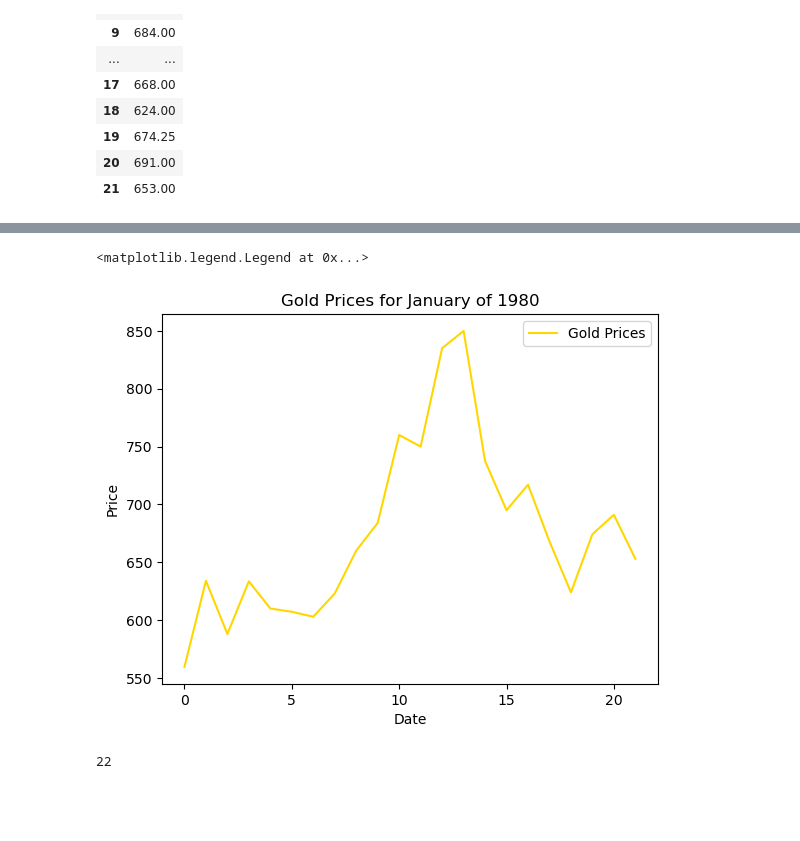
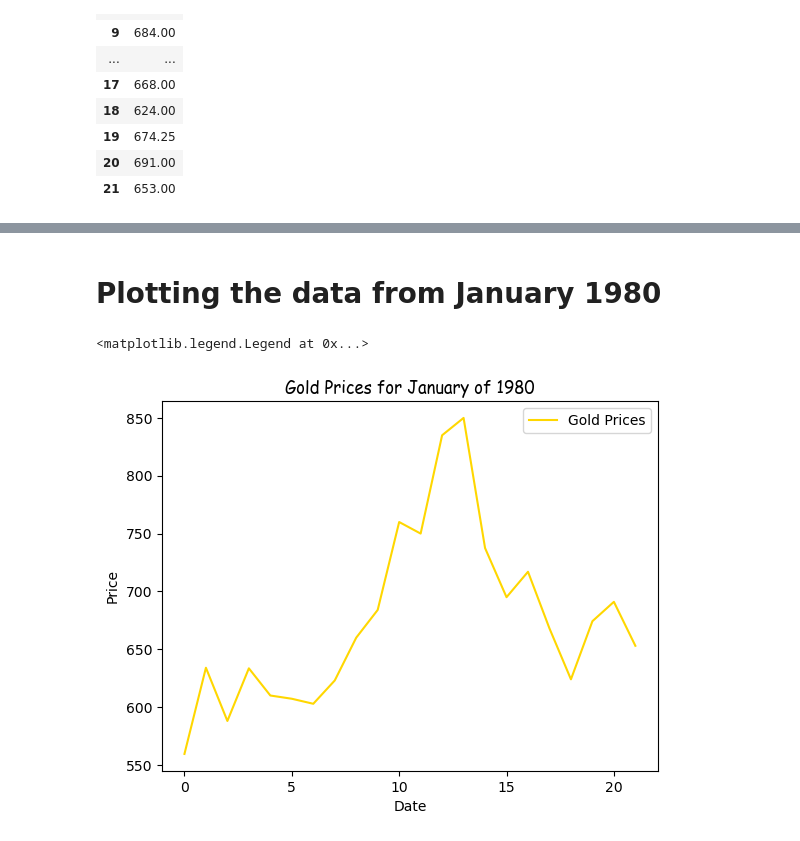
Before and after one commit to dspencer80/gold_silver, a Jupyter notebook: Gold VS Silver.ipynb, the cells around one changed output, grey strips where cells are left out. Drawn from its saved outputs; the diff is of its cells as text; code cells hidden in the pictures; blank space fills up the shorter version.

```diff
--- a/Gold VS Silver.ipynb
+++ b/Gold VS Silver.ipynb
@@ -281,13 +313,11 @@ gold80
+# %% [markdown]
+# Plotting the data from January 1980
 # %%
 plt.plot(gold80, 'gold')
-plt.title("Gold Prices for January of 1980")
+plt.title("Gold Prices for January of 1980", fontdict={'fontname': 'Comic Sans Ms'})
 plt.xlabel('Date')
 plt.ylabel('Price')
 plt.legend(["Gold Prices", "Silver Prices"])
 # %% [output]
 <matplotlib.legend.Legend at 0x...>
-[figure, old version]
+[figure, new version]
-# %%
-len(gold80)
-# %% [output]
-22
```
Also changed, not shown: parts of 31 cells of this notebook, 1 other file.
